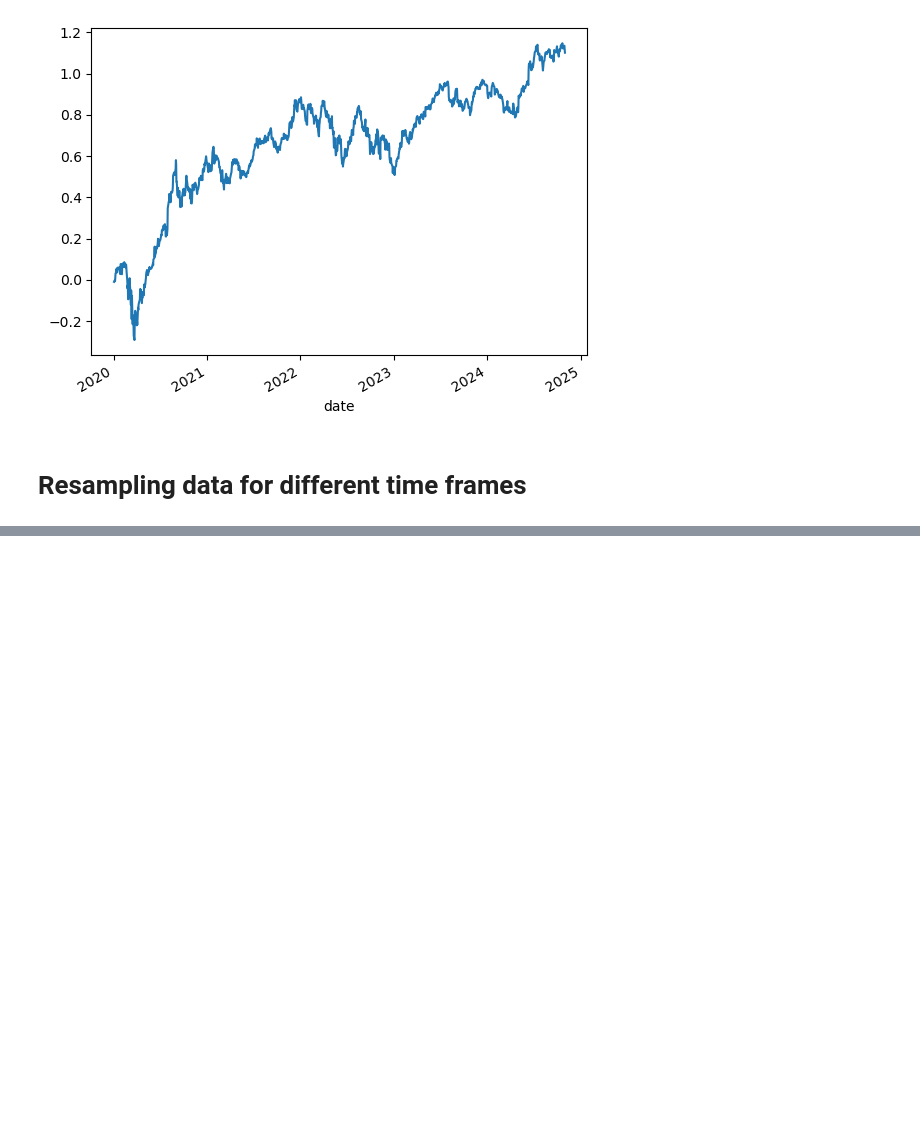
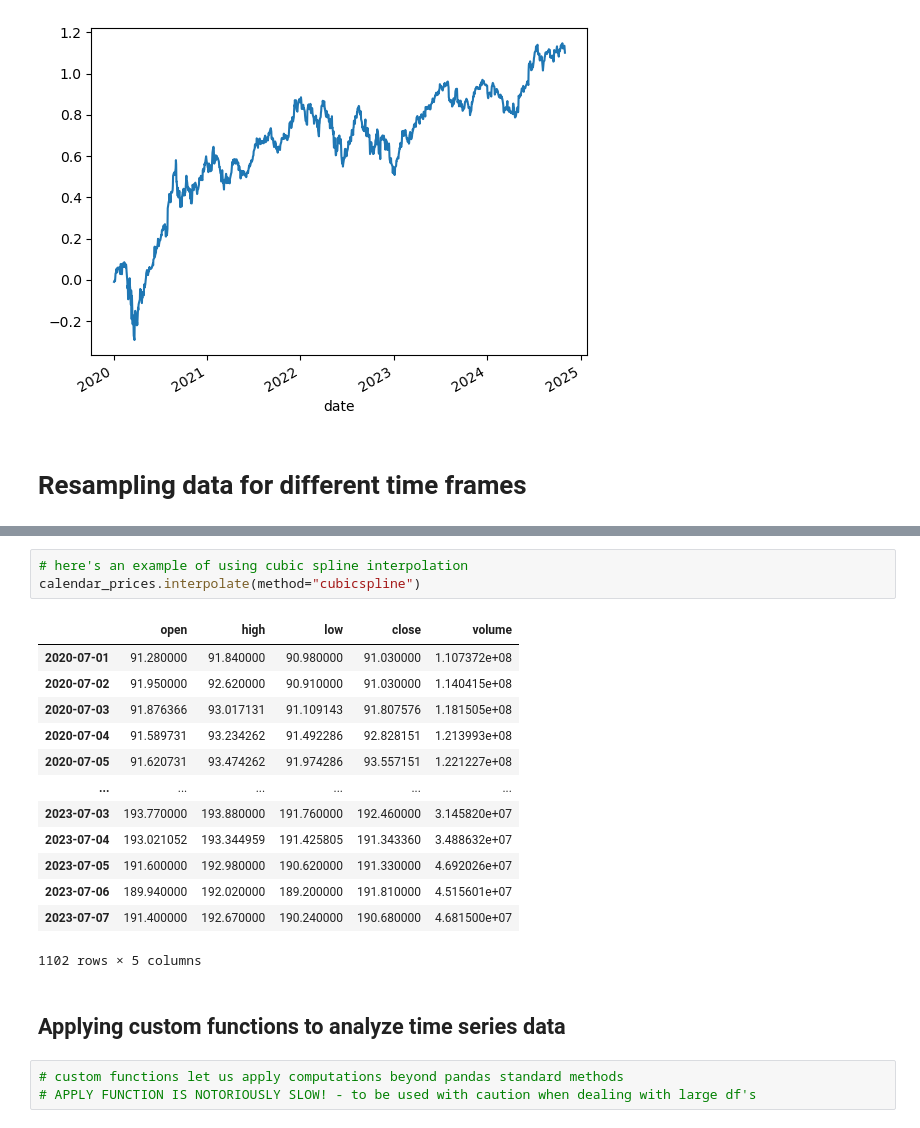
Before and after one commit to MichalPoleszczuk/Books, a Jupyter notebook: Python_for_Algorithmic_Trading_Cookbook/Chapter2/Notes_to_Chapter2.ipynb, the cells around one changed output, grey strips where cells are left out. Cells and saved outputs as stored; diff of their text form; blank space fills up the shorter version.

```diff
--- a/Python_for_Algorithmic_Trading_Cookbook/Chapter2/Notes_to_Chapter2.ipynb
+++ b/Python_for_Algorithmic_Trading_Cookbook/Chapter2/Notes_to_Chapter2.ipynb
@@ -1042,0 +1185,22 @@ cumulative_log_returns.plot()
+# %%
+# here's an example of using cubic spline interpolation
+calendar_prices.interpolate(method="cubicspline")
+# %% [output]
+|  | open | high | low | close | volume |
+| 2020-07-01 | 91.280000 | 91.840000 | 90.980000 | 91.030000 | 1.107372e+08 |
+| 2020-07-02 | 91.950000 | 92.620000 | 90.910000 | 91.030000 | 1.140415e+08 |
+| 2020-07-03 | 91.876366 | 93.017131 | 91.109143 | 91.807576 | 1.181505e+08 |
+| 2020-07-04 | 91.589731 | 93.234262 | 91.492286 | 92.828151 | 1.213993e+08 |
+| 2020-07-05 | 91.620731 | 93.474262 | 91.974286 | 93.557151 | 1.221227e+08 |
+| ... | ... | ... | ... | ... | ... |
+| 2023-07-03 | 193.770000 | 193.880000 | 191.760000 | 192.460000 | 3.145820e+07 |
+| 2023-07-04 | 193.021052 | 193.344959 | 191.425805 | 191.343360 | 3.488632e+07 |
+| 2023-07-05 | 191.600000 | 192.980000 | 190.620000 | 191.330000 | 4.692026e+07 |
+| 2023-07-06 | 189.940000 | 192.020000 | 189.200000 | 191.810000 | 4.515601e+07 |
+| 2023-07-07 | 191.400000 | 192.670000 | 190.240000 | 190.680000 | 4.681500e+07 |
+1102 rows × 5 columns
+# %% [markdown]
+## Applying custom functions to analyze time series data
+# %%
+# custom functions let us apply computations beyond pandas standard methods
+# APPLY FUNCTION IS NOTORIOUSLY SLOW! - to be used with caution when dealing with large df's
```
Also changed, not shown: parts of 25 cells of this notebook.
